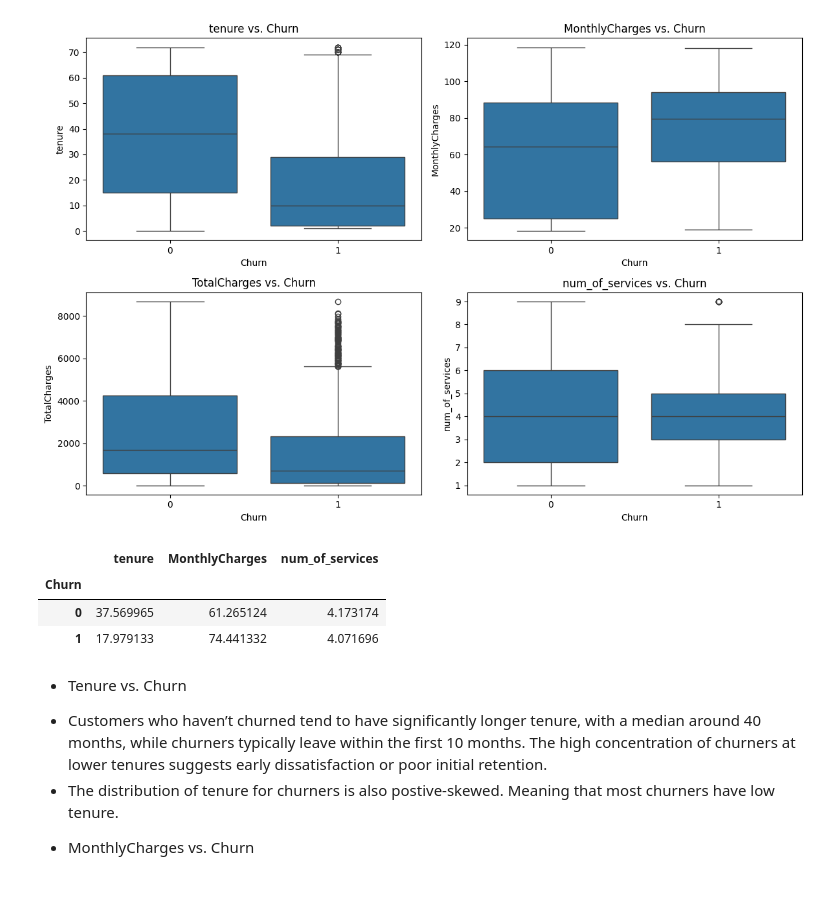
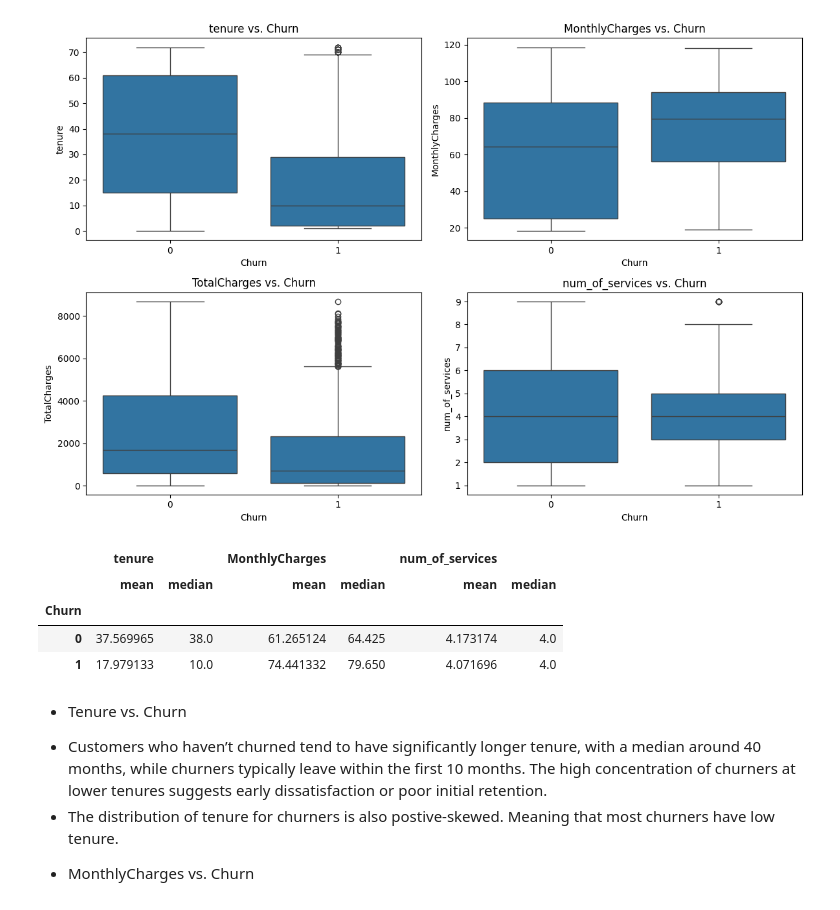
Before and after one commit to sbmccall/data-science-projects, a Jupyter notebook: telco-customer-churn/notebooks/telco_customer_churn_sbm.ipynb, the cells around one changed output. Cells and saved outputs as stored; diff of their text form; code cells hidden in the pictures.

```diff
--- a/telco-customer-churn/notebooks/telco_customer_churn_sbm.ipynb
+++ b/telco-customer-churn/notebooks/telco_customer_churn_sbm.ipynb
@@ -668,12 +668,13 @@ plt.show()
 # %% [output]
 [figure]
 # %%
-df_features.groupby('Churn')[['tenure', 'MonthlyCharges', 'num_of_services']].mean()
+df_features.groupby('Churn')[['tenure', 'MonthlyCharges', 'num_of_services']].agg(['mean', 'median'])
 # %% [output]
-|  | tenure | MonthlyCharges | num_of_services |
-| Churn |  |  |  |
-| 0 | 37.569965 | 61.265124 | 4.173174 |
-| 1 | 17.979133 | 74.441332 | 4.071696 |
+|  | tenure |  | MonthlyCharges |  | num_of_services |  |
+|  | mean | median | mean | median | mean | median |
+| Churn |  |  |  |  |  |  |
+| 0 | 37.569965 | 38.0 | 61.265124 | 64.425 | 4.173174 | 4.0 |
+| 1 | 17.979133 | 10.0 | 74.441332 | 79.650 | 4.071696 | 4.0 |
 # %% [markdown]
 * Tenure vs. Churn
  - Customers who haven’t churned tend to have significantly longer tenure, with a median around 40 months, while churners typically leave within the first 10 months. The high concentration of churners at lower tenures suggests early dissatisfaction or poor initial retention.
```
Also changed, not shown: parts of 4 cells of this notebook.
